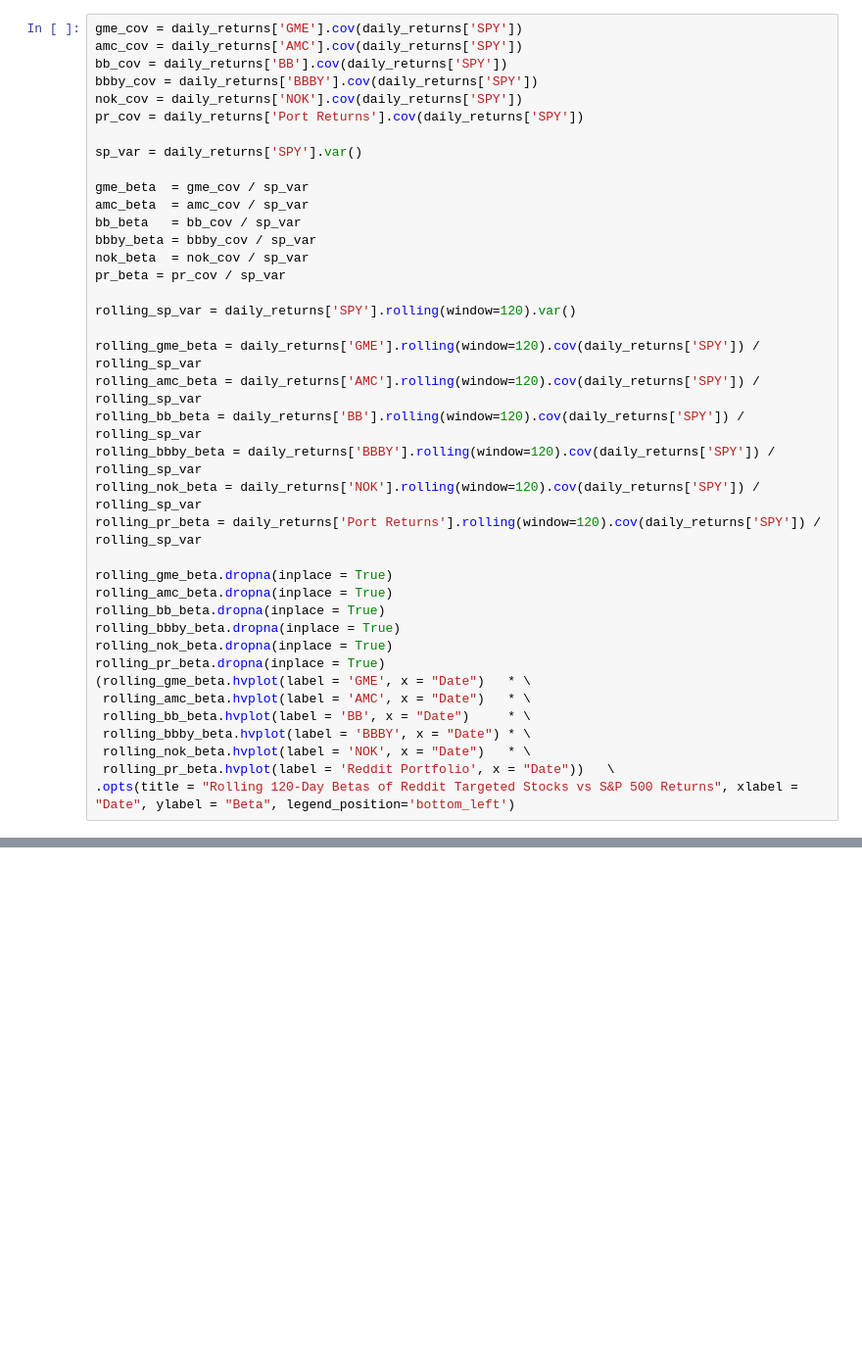
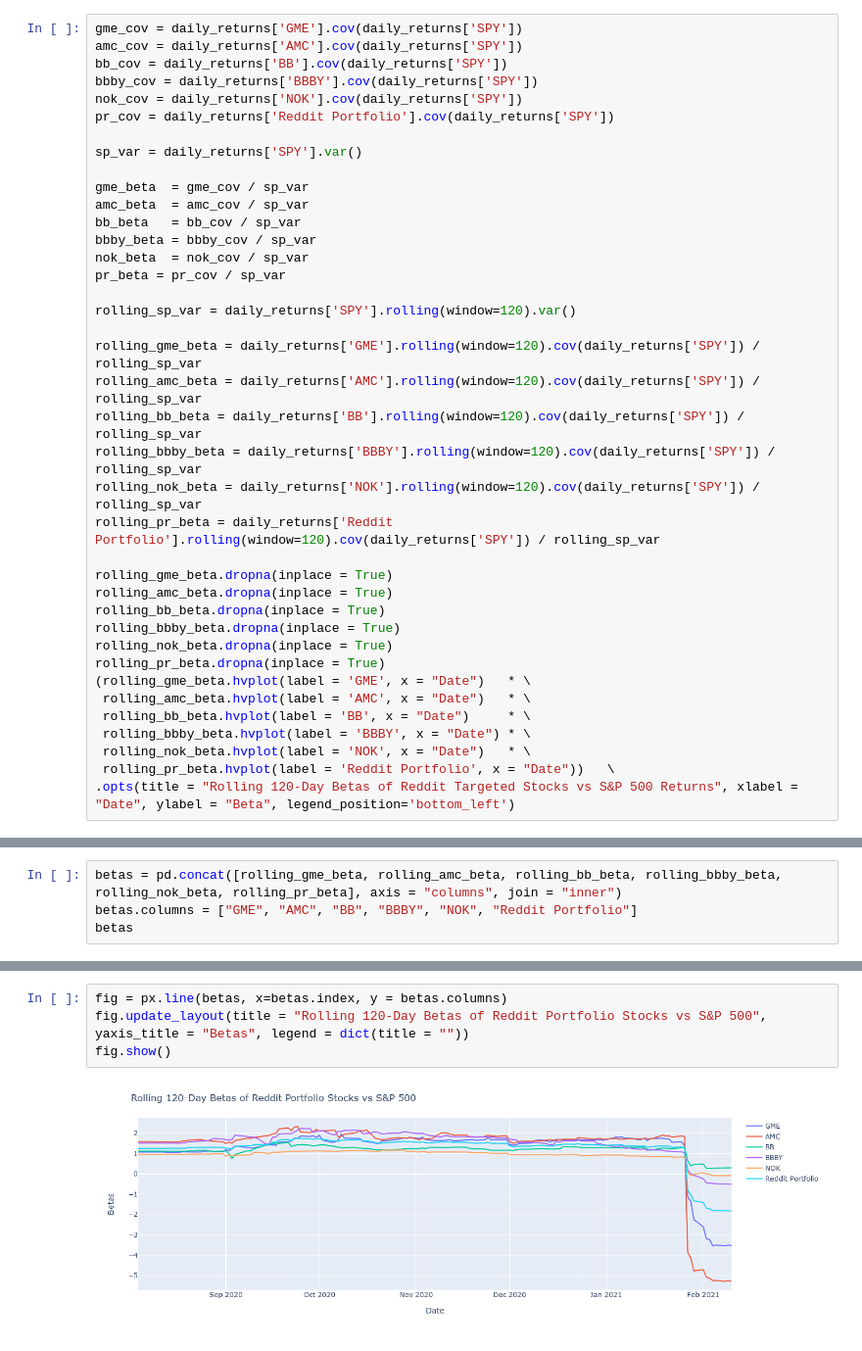
Before and after one commit to vweinblatt123/CF-Project1, a Jupyter notebook: Yuttakarn/Risk.ipynb, the cells around one changed output, grey strips where cells are left out. Shown at 98% size. Saved outputs shown, nothing was run; the diff lists cells and outputs as text; blank space fills up the shorter version.

Commit message:
updated risk graphs

```diff
--- a/Yuttakarn/Risk.ipynb
+++ b/Yuttakarn/Risk.ipynb
@@ -81,7 +83,7 @@ amc_cov = daily_returns['AMC'].cov(daily_returns['SPY'])
 bb_cov = daily_returns['BB'].cov(daily_returns['SPY'])
 bbby_cov = daily_returns['BBBY'].cov(daily_returns['SPY'])
 nok_cov = daily_returns['NOK'].cov(daily_returns['SPY'])
-pr_cov = daily_returns['Port Returns'].cov(daily_returns['SPY'])
+pr_cov = daily_returns['Reddit Portfolio'].cov(daily_returns['SPY'])
 
 sp_var = daily_returns['SPY'].var()
 
@@ -99,7 +101,7 @@ rolling_amc_beta = daily_returns['AMC'].rolling(window=120).cov(daily_returns['S
 rolling_bb_beta = daily_returns['BB'].rolling(window=120).cov(daily_returns['SPY']) / rolling_sp_var
 rolling_bbby_beta = daily_returns['BBBY'].rolling(window=120).cov(daily_returns['SPY']) / rolling_sp_var
 rolling_nok_beta = daily_returns['NOK'].rolling(window=120).cov(daily_returns['SPY']) / rolling_sp_var
-rolling_pr_beta = daily_returns['Port Returns'].rolling(window=120).cov(daily_returns['SPY']) / rolling_sp_var
+rolling_pr_beta = daily_returns['Reddit Portfolio'].rolling(window=120).cov(daily_returns['SPY']) / rolling_sp_var
 
 rolling_gme_beta.dropna(inplace = True)
 rolling_amc_beta.dropna(inplace = True)
@@ -121,3 +123,7 @@ sharpe_ratios = (daily_returns.mean() * 252) / (daily_returns.std() * np.sqrt(25
 sharpe_ratios.hvplot(kind="bar", title="Sharpe Ratios")
 # %% [output]
 [interactive output not drawn]
+# %%
+betas = pd.concat([rolling_gme_beta, rolling_amc_beta, rolling_bb_beta, rolling_bbby_beta, rolling_nok_beta, rolling_pr_beta], axis = "columns", join = "inner")
+betas.columns = ["GME", "AMC", "BB", "BBBY", "NOK", "Reddit Portfolio"]
+betas
@@ -123,0 +150,6 @@ sharpe_ratios.hvplot(kind="bar", title="Sharpe Ratios")
+# %%
+fig = px.line(betas, x=betas.index, y = betas.columns)
+fig.update_layout(title = "Rolling 120-Day Betas of Reddit Portfolio Stocks vs S&P 500", yaxis_title = "Betas", legend = dict(title = ""))
+fig.show()
+# %% [output]
+[figure, added]
```
Also changed, not shown: parts of 6 cells of this notebook, 2 other files.
